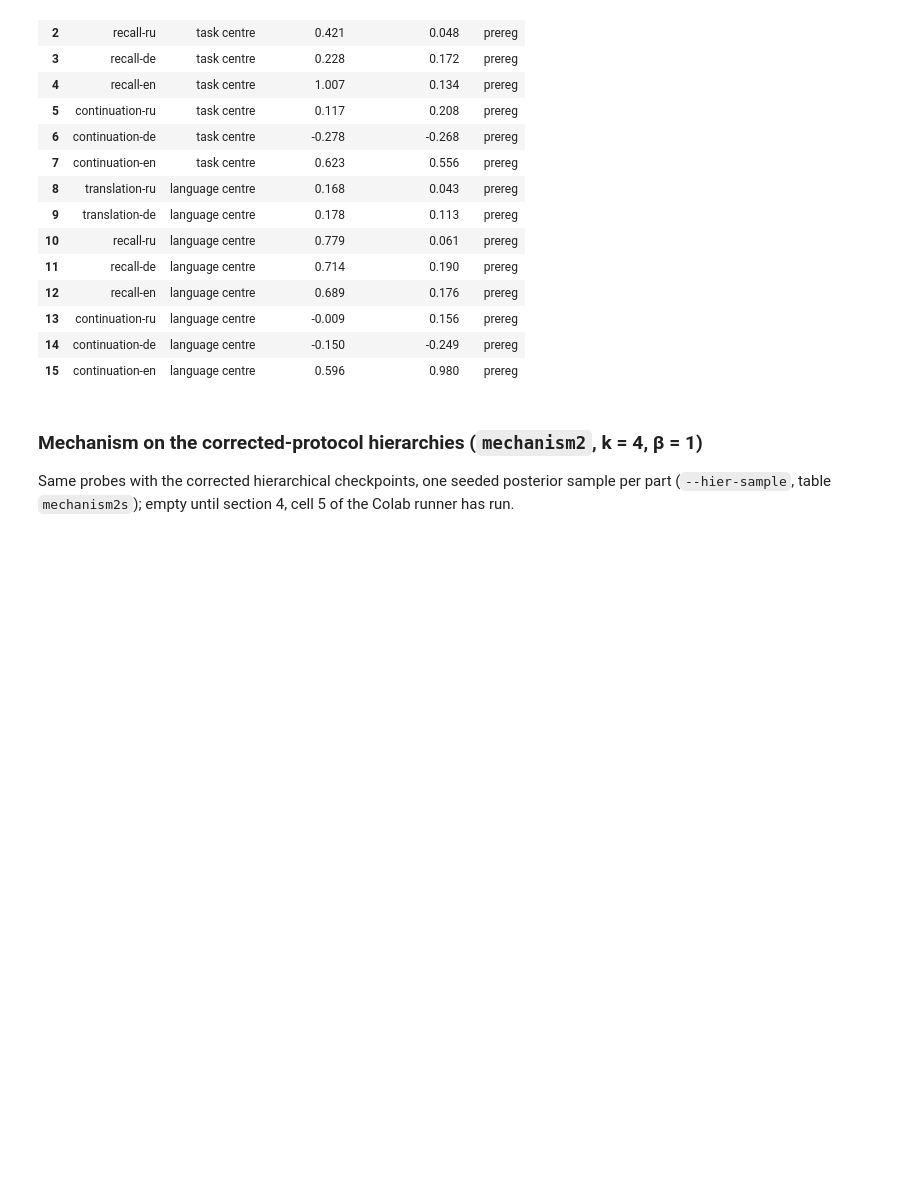
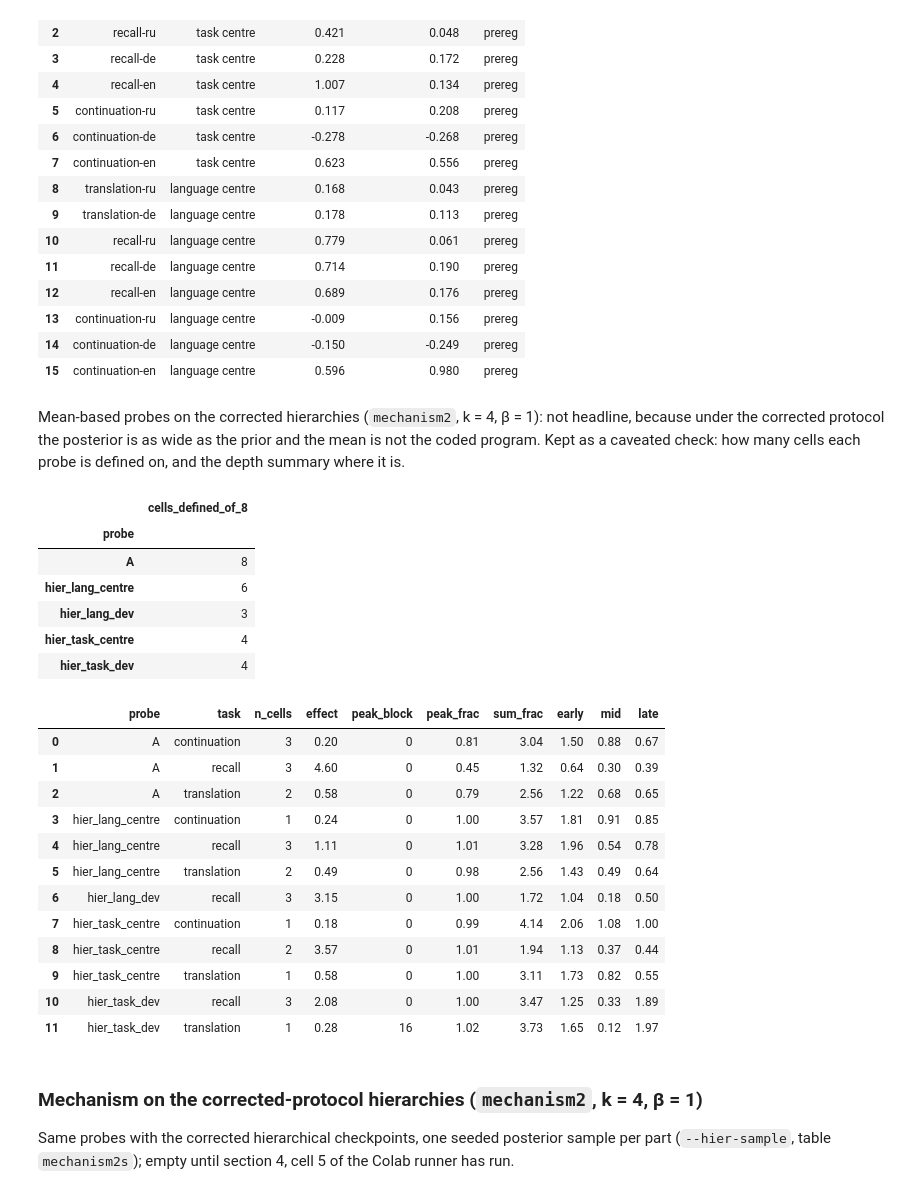
Before and after one commit to sirotenkogeorgii/prefix-programs, a Jupyter notebook: notebooks/01_figures.ipynb, the cells around one changed output. Drawn from its saved outputs; the diff is of its cells as text; code cells hidden in the pictures; blank space fills up the shorter version.

Commit message:
Mean-based mechanism2 recorded as a caveated check in the notebook, report and paper
Co-Authored-By: Claude Fable 5.1 <noreply@anthropic.com>

```diff
--- a/notebooks/01_figures.ipynb
+++ b/notebooks/01_figures.ipynb
@@ -515,6 +515,35 @@ co.to_csv(TAB / "centre_only.csv", index=False); co.round(3)
 | 13 | continuation-ru | language centre | -0.009 | 0.156 | prereg |
 | 14 | continuation-de | language centre | -0.150 | -0.249 | prereg |
 | 15 | continuation-en | language centre | 0.596 | 0.980 | prereg |
+# %% [markdown]
+Mean-based probes on the corrected hierarchies (`mechanism2`, k = 4, β = 1): not headline, because under the corrected protocol the posterior is as wide as the prior and the mean is not the coded program. Kept as a caveated check: how many cells each probe is defined on, and the depth summary where it is.
+# %%
+if len(T["mechanism2"]):
+    m2m = mechanism.recovery(T["mechanism2"])
+    defined = m2m.groupby("probe").frac.apply(lambda x: int(x.notna().sum() // 28)).rename("cells_defined_of_8")
+    ds2m = mechanism.depth_summary(m2m); ds2m.to_csv(TAB / "mechanism2_mean_depth.csv", index=False)
+    display(defined.to_frame()); display(ds2m.round(2))
+# %% [output]
+|  | cells_defined_of_8 |
+| probe |  |
+| A | 8 |
+| hier_lang_centre | 6 |
+| hier_lang_dev | 3 |
+| hier_task_centre | 4 |
+| hier_task_dev | 4 |
+|  | probe | task | n_cells | effect | peak_block | peak_frac | sum_frac | early | mid | late |
+| 0 | A | continuation | 3 | 0.20 | 0 | 0.81 | 3.04 | 1.50 | 0.88 | 0.67 |
+| 1 | A | recall | 3 | 4.60 | 0 | 0.45 | 1.32 | 0.64 | 0.30 | 0.39 |
+| 2 | A | translation | 2 | 0.58 | 0 | 0.79 | 2.56 | 1.22 | 0.68 | 0.65 |
+| 3 | hier_lang_centre | continuation | 1 | 0.24 | 0 | 1.00 | 3.57 | 1.81 | 0.91 | 0.85 |
+| 4 | hier_lang_centre | recall | 3 | 1.11 | 0 | 1.01 | 3.28 | 1.96 | 0.54 | 0.78 |
+| 5 | hier_lang_centre | translation | 2 | 0.49 | 0 | 0.98 | 2.56 | 1.43 | 0.49 | 0.64 |
+| 6 | hier_lang_dev | recall | 3 | 3.15 | 0 | 1.00 | 1.72 | 1.04 | 0.18 | 0.50 |
+| 7 | hier_task_centre | continuation | 1 | 0.18 | 0 | 0.99 | 4.14 | 2.06 | 1.08 | 1.00 |
+| 8 | hier_task_centre | recall | 2 | 3.57 | 0 | 1.01 | 1.94 | 1.13 | 0.37 | 0.44 |
+| 9 | hier_task_centre | translation | 1 | 0.58 | 0 | 1.00 | 3.11 | 1.73 | 0.82 | 0.55 |
+| 10 | hier_task_dev | recall | 3 | 2.08 | 0 | 1.00 | 3.47 | 1.25 | 0.33 | 1.89 |
+| 11 | hier_task_dev | translation | 1 | 0.28 | 16 | 1.02 | 3.73 | 1.65 | 0.12 | 1.97 |
 # %% [markdown]
 ### Mechanism on the corrected-protocol hierarchies (`mechanism2`, k = 4, β = 1)
 Same probes with the corrected hierarchical checkpoints, one seeded posterior sample per part (`--hier-sample`, table `mechanism2s`); empty until section 4, cell 5 of the Colab runner has run.
```
Also changed, not shown: parts of 1 cell of this notebook, 5 other files.
